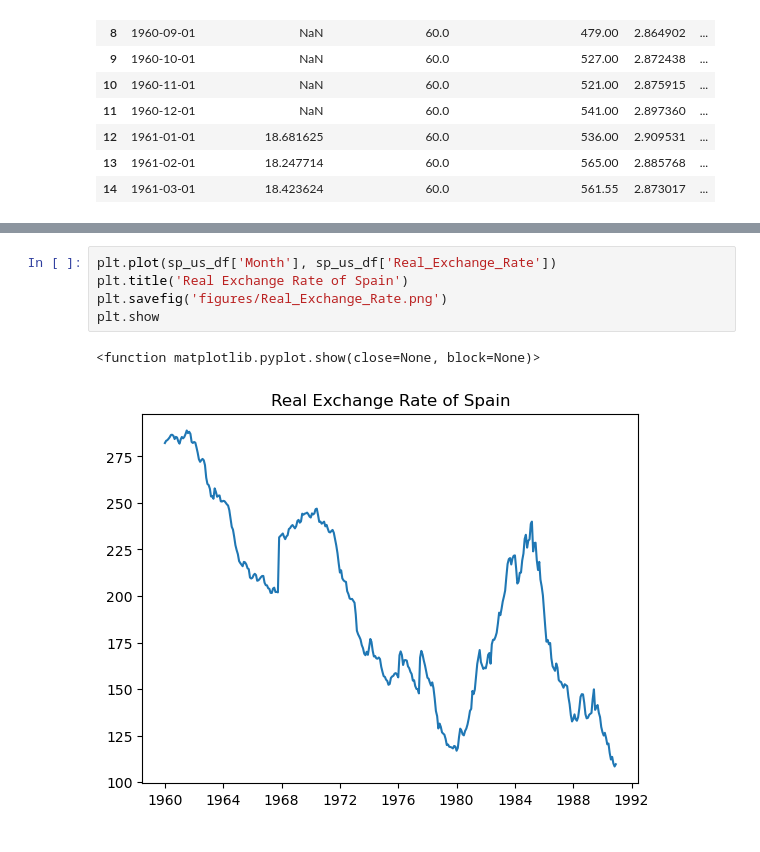
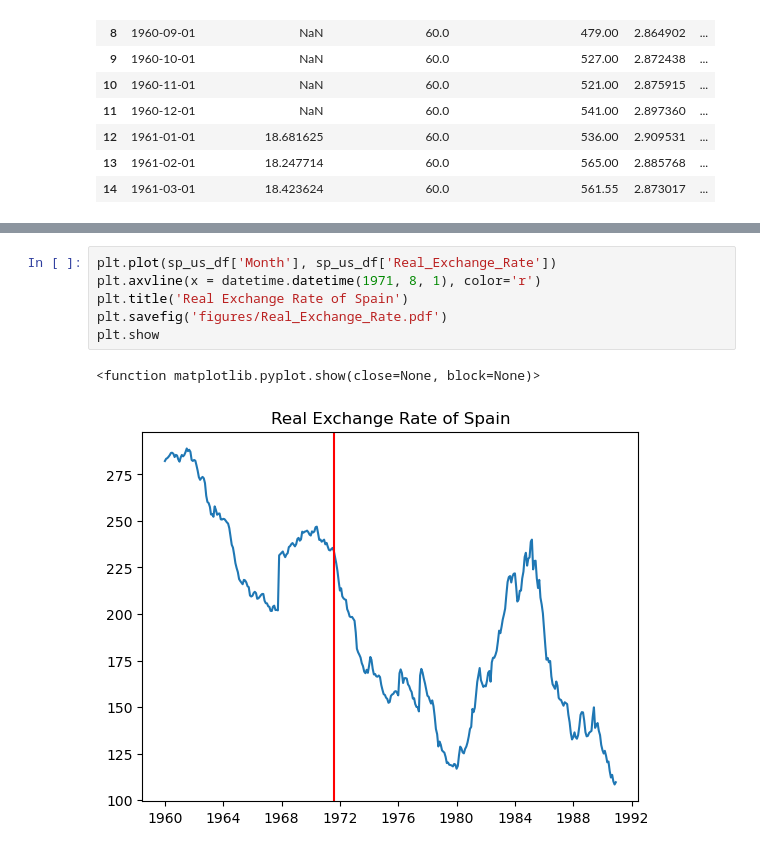
Before and after one commit to sophie-hy-fung/spain-bretton-woods, a Jupyter notebook: data_cleaning.ipynb, the cells around one changed output, grey strips where cells are left out. Saved outputs shown, nothing was run; the diff lists cells and outputs as text.

```diff
--- a/data_cleaning.ipynb
+++ b/data_cleaning.ipynb
@@ -120,10 +122,11 @@ plt.show
 # %%
 plt.plot(sp_us_df['Month'], sp_us_df['Real_Exchange_Rate'])
+plt.axvline(x = datetime.datetime(1971, 8, 1), color='r')
 plt.title('Real Exchange Rate of Spain')
-plt.savefig('figures/Real_Exchange_Rate.png')
+plt.savefig('figures/Real_Exchange_Rate.pdf')
 plt.show
 # %% [output]
 <function matplotlib.pyplot.show(close=None, block=None)>
-[figure, old version]
+[figure, new version]
 # %%
 plt.plot(sp_us_df['Month'], sp_us_df['Spain_International_Reserves_Index'])
```
Also changed, not shown: parts of 5 cells of this notebook, 8 other files.
